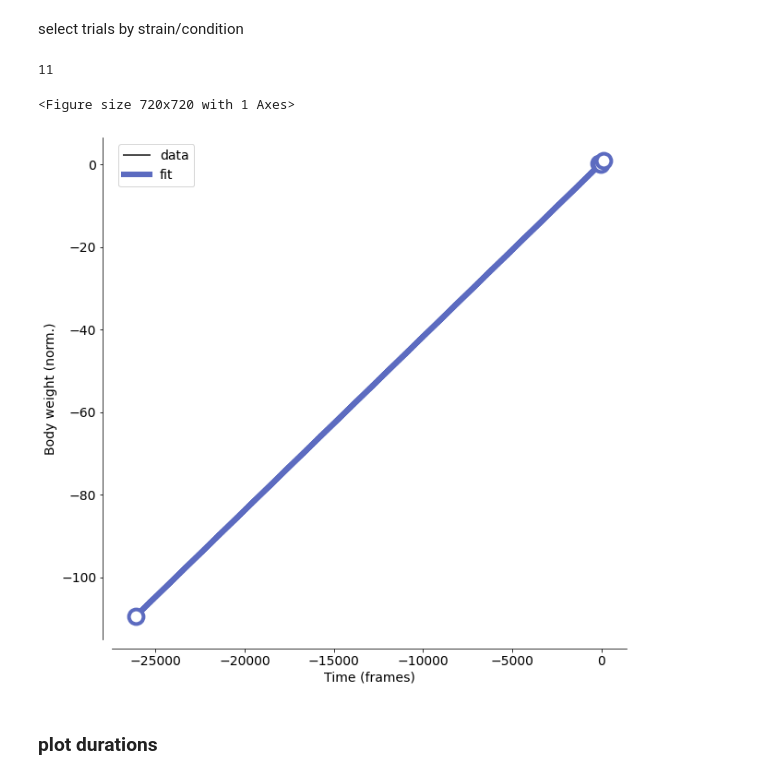
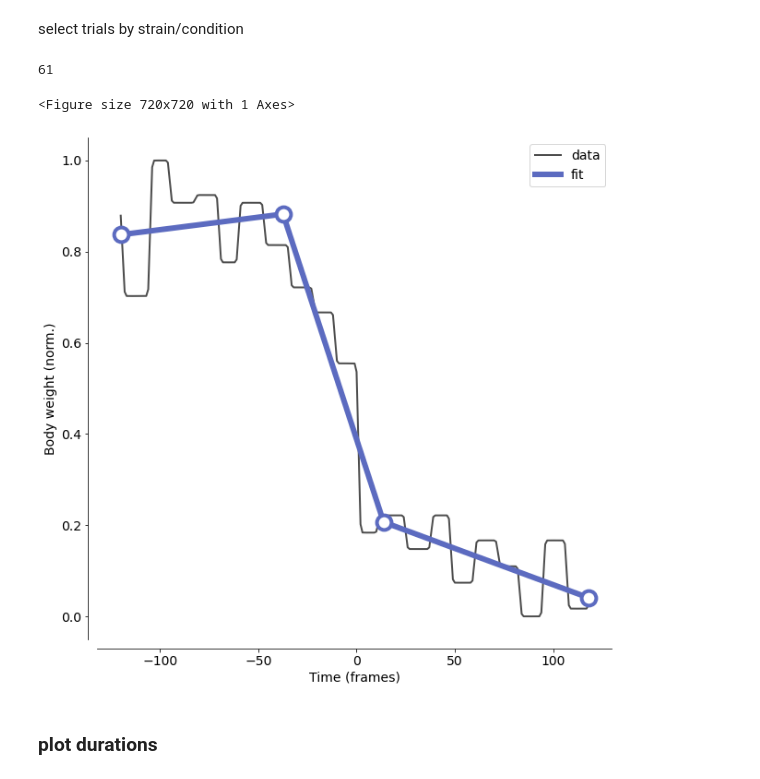
Before and after one commit to Egzona66/APA_setup, a Jupyter notebook: analysis/analysis_60ms.ipynb, the cells around one changed output. Cells and saved outputs as stored; diff of their text form; code cells hidden in the pictures.

```diff
--- a/analysis/analysis_60ms.ipynb
+++ b/analysis/analysis_60ms.ipynb
@@ -71,8 +71,8 @@ data = DataProcessing.reload()
 # %% [markdown]
 select trials by strain/condition
 # %%
-CONDITION = "CNO"
-STRAIN = "C57"
+CONDITION = "WT"
+STRAIN = "c57"
 
 if STRAIN is not None:
     data = data.data.loc[(data.data.condition == CONDITION)&(data.data.strain == STRAIN)].reset_index()
@@ -81,7 +81,7 @@ else:
     STRAIN = "any"
 print(len(data))
 # %% [output]
-11
+61
 # %%
 def get_traces(condition_trials:pd.DataFrame, t0=85, t1=140, subtractbl=True)->np.ndarray:
     """
@@ -148,36 +148,36 @@ plt.rcParams.update({'font.size': 14})
 f, ax = plt.subplots(figsize=(10, 10),)
 
 
 durations = []
 for n, trial in enumerate(range(wt_traces_complete.shape[-1])):
     y = wt_traces_complete[1, :, trial]
 
     # scale y between 0, 1
     y = (y - y.min()) / (y.max() - y.min())
 
 
     # fit a piece-wise linear curve
     px, py = segments_fit(time_frames, y, 3)
     if n == 0:
         ax.plot(time_frames, y, color=[.3, .3, .3], lw=2, alpha=1, label="data")
         ax.plot(px, py, color=indigo, alpha=1, lw=6, label="fit")
         ax.scatter(px, py, s=250, lw=4, ec=indigo, fc="white", zorder=100)
     durations.append(px[2] - px[1])
 
     # break
 
 
 from pathlib import Path
-savepath = Path(r"C:\Users\Federico\Desktop\forE")
+savepath = Path(r"F:\Egzona\Thesis_Paper_Figures\FC")
 
 # save figure at savepath
 ax.legend()
 ax.set(xlabel="Time (frames)", ylabel="Body weight (norm.)")
 clean_axes(f)
-f.savefig(savepath / f"apa_duration_piecewisefit_example_condition_{CONDITION}_strain_{STRAIN}.png", dpi=300)
+f.savefig(savepath / f"apa_duration_piecewisefit_example_condition_{CONDITION}_strain_{STRAIN}.svg", dpi=300)
 # %% [output]
 <Figure size 720x720 with 1 Axes>
-[figure, old version]
+[figure, new version]
 # %% [markdown]
 ### plot durations
 # %%
```
Also changed, not shown: parts of 2 cells of this notebook, 5 other files.
